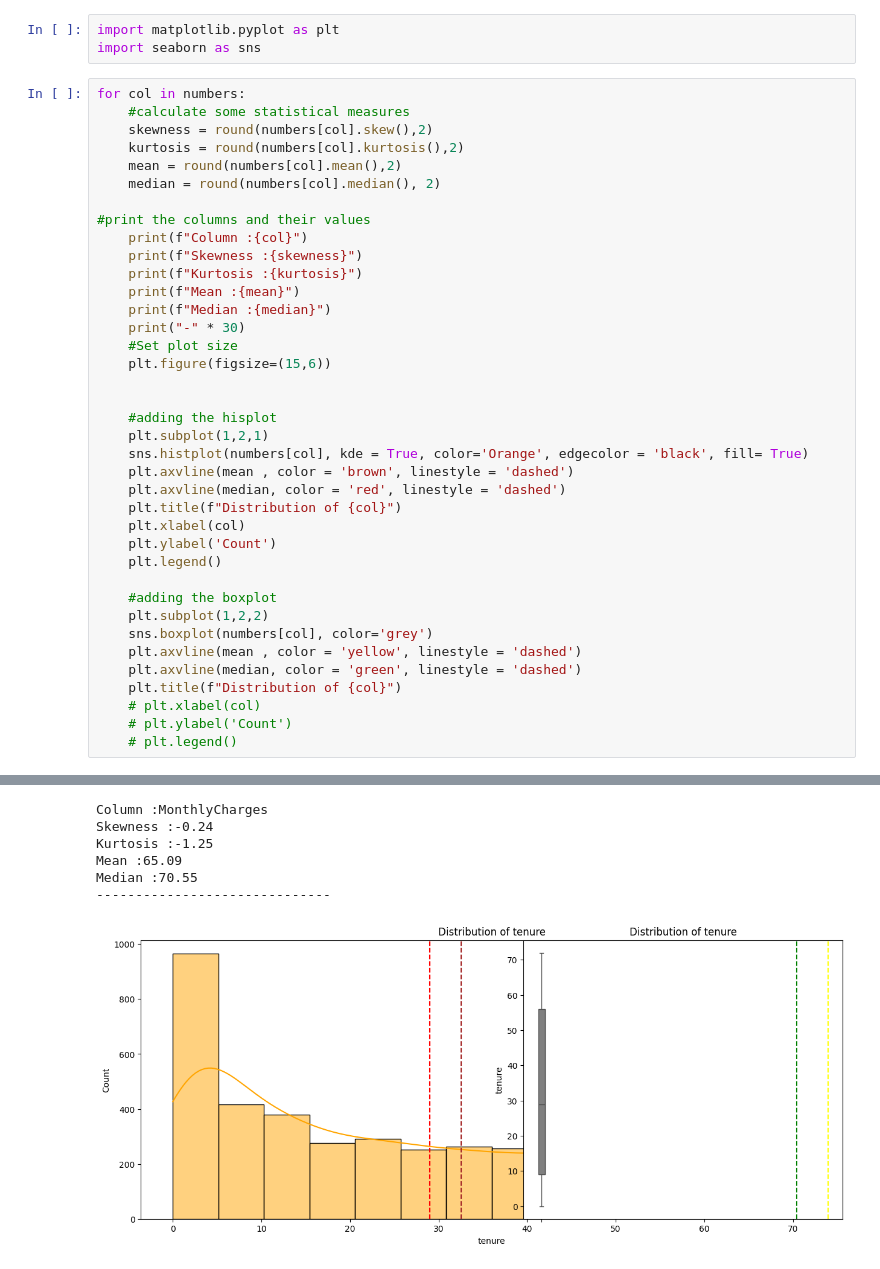
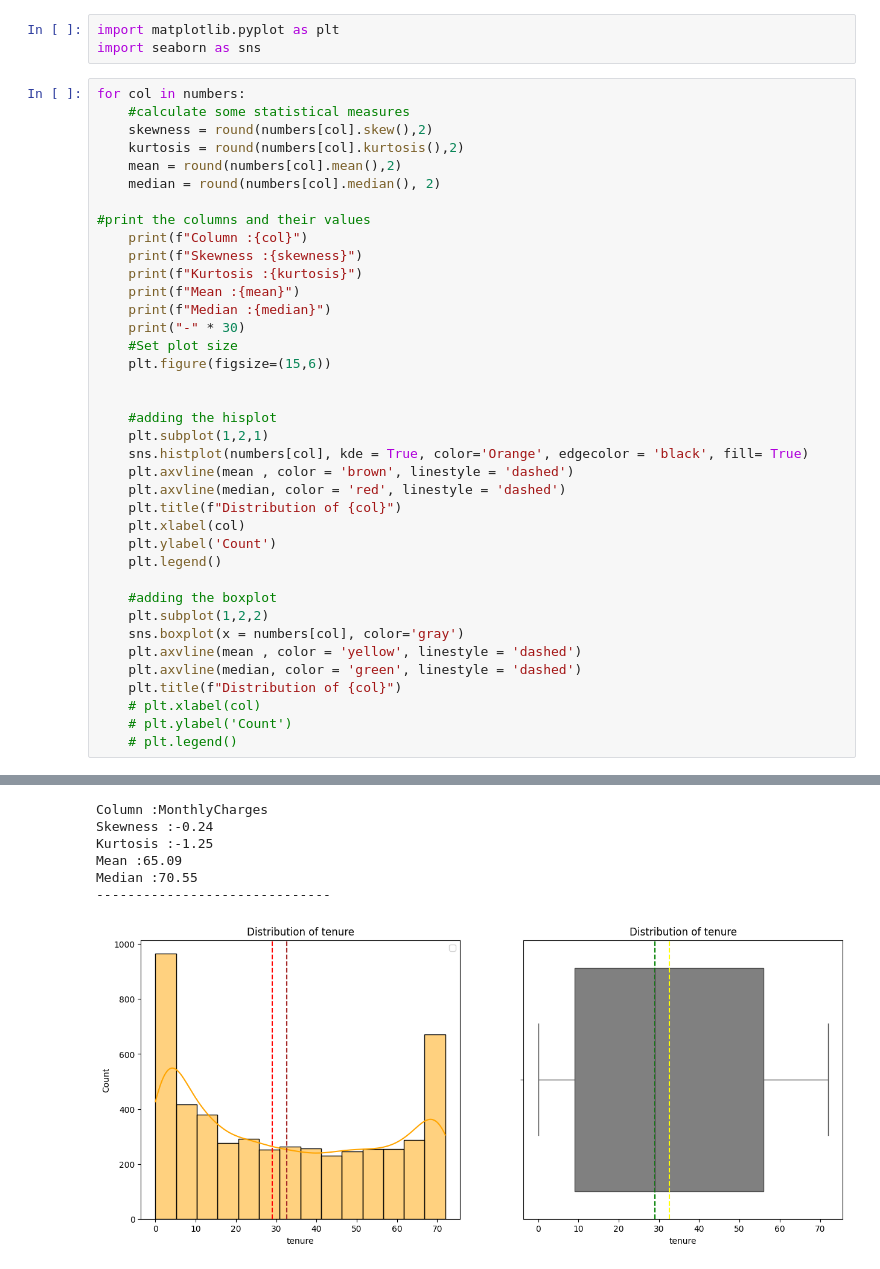
Before and after one commit to mgpacifique/lap_phase_2_chrun_classification-project, a Jupyter notebook: dap_phase2_churn_classification_project.ipynb, the cells around one changed output, grey strips where cells are left out. Cells and saved outputs as stored; diff of their text form.

```diff
--- a/dap_phase2_churn_classification_project.ipynb
+++ b/dap_phase2_churn_classification_project.ipynb
@@ -483,32 +483,32 @@ for col in numbers:
     plt.ylabel('Count')
     plt.legend()
 
     #adding the boxplot
     plt.subplot(1,2,2)
-    sns.boxplot(numbers[col], color='grey')
+    sns.boxplot(x = numbers[col], color='gray')
     plt.axvline(mean , color = 'yellow', linestyle = 'dashed')
     plt.axvline(median, color = 'green', linestyle = 'dashed')
     plt.title(f"Distribution of {col}")
     # plt.xlabel(col)
     # plt.ylabel('Count')
     # plt.legend()
 # %% [output]
 Column :tenure
 Skewness :0.23
 Kurtosis :-1.39
 Mean :32.58
 Median :29.0
 ------------------------------
 Column :TotalCharges
 Skewness :0.94
 Kurtosis :-0.28
 Mean :2303.49
 Median :1401.28
 ------------------------------
 Column :MonthlyCharges
 Skewness :-0.24
 Kurtosis :-1.25
 Mean :65.09
 Median :70.55
 ------------------------------
-[figure, old version]
+[figure, new version]
```
Also changed, not shown: parts of 6 cells of this notebook.
